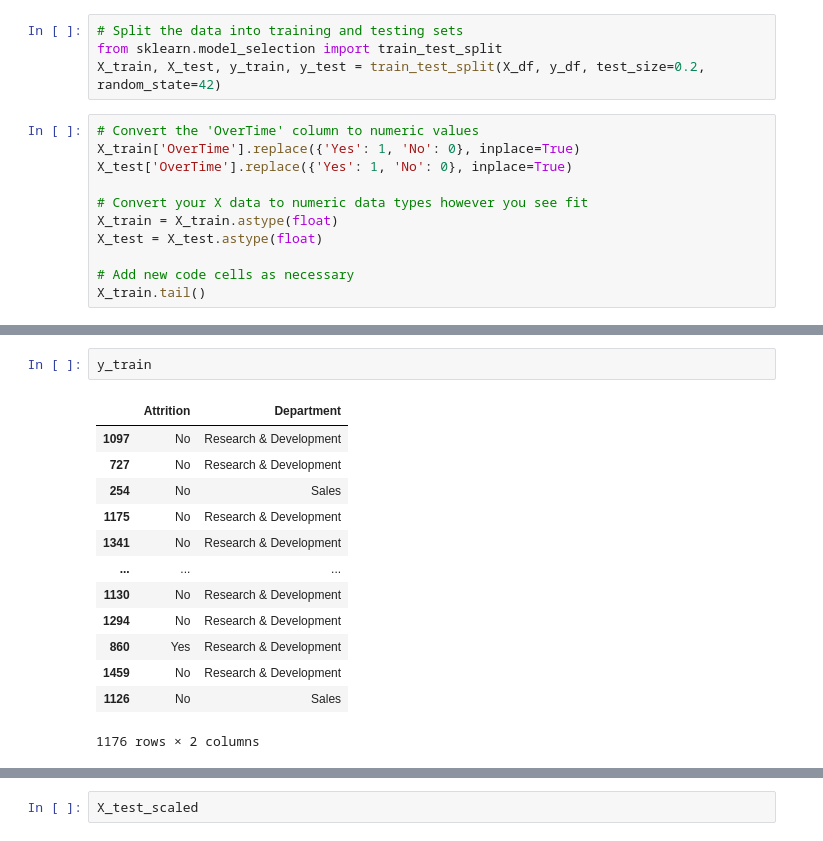
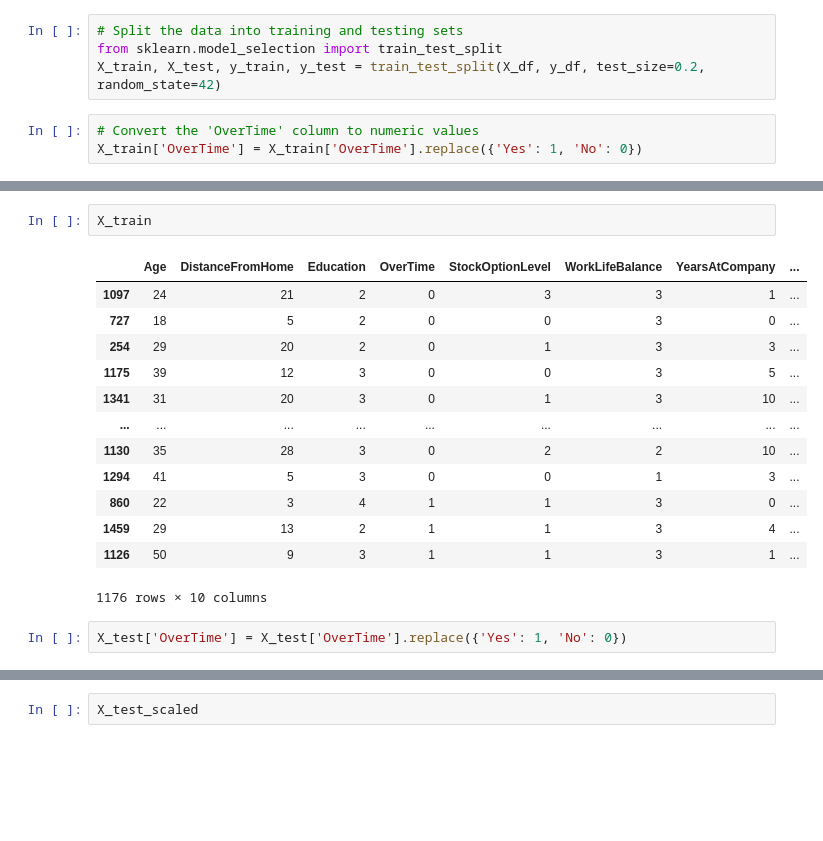
Before and after one commit to yiannisp1822/neural-network-challenge-2, a Jupyter notebook: attrition.ipynb, the cells around one changed output, grey strips where cells are left out. Drawn from its saved outputs; the diff is of its cells as text; blank space fills up the shorter version.

```diff
--- a/attrition.ipynb
+++ b/attrition.ipynb
@@ -71,12 +71,4 @@ from sklearn.model_selection import train_test_split
 X_train, X_test, y_train, y_test = train_test_split(X_df, y_df, test_size=0.2, random_state=42)
 # %%
 # Convert the 'OverTime' column to numeric values
-X_train['OverTime'].replace({'Yes': 1, 'No': 0}, inplace=True)
-X_test['OverTime'].replace({'Yes': 1, 'No': 0}, inplace=True)
-
-# Convert your X data to numeric data types however you see fit
-X_train = X_train.astype(float)
-X_test = X_test.astype(float)
-
-# Add new code cells as necessary
-X_train.tail()
+X_train['OverTime'] = X_train['OverTime'].replace({'Yes': 1, 'No': 0})
@@ -102,16 +75,18 @@ For example, when doing 'df[col].method(value, inplace=True)', try using 'df.met
-# %%
-y_train
-# %% [output]
-|  | Attrition | Department |
-| 1097 | No | Research & Development |
-| 727 | No | Research & Development |
-| 254 | No | Sales |
-| 1175 | No | Research & Development |
-| 1341 | No | Research & Development |
-| ... | ... | ... |
-| 1130 | No | Research & Development |
-| 1294 | No | Research & Development |
-| 860 | Yes | Research & Development |
-| 1459 | No | Research & Development |
-| 1126 | No | Sales |
-1176 rows × 2 columns
+# %%
+X_train
+# %% [output]
+|  | Age | DistanceFromHome | Education | OverTime | StockOptionLevel | WorkLifeBalance | YearsAtCompany | ... |
+| 1097 | 24 | 21 | 2 | 0 | 3 | 3 | 1 | ... |
+| 727 | 18 | 5 | 2 | 0 | 0 | 3 | 0 | ... |
+| 254 | 29 | 20 | 2 | 0 | 1 | 3 | 3 | ... |
+| 1175 | 39 | 12 | 3 | 0 | 0 | 3 | 5 | ... |
+| 1341 | 31 | 20 | 3 | 0 | 1 | 3 | 10 | ... |
+| ... | ... | ... | ... | ... | ... | ... | ... | ... |
+| 1130 | 35 | 28 | 3 | 0 | 2 | 2 | 10 | ... |
+| 1294 | 41 | 5 | 3 | 0 | 0 | 1 | 3 | ... |
+| 860 | 22 | 3 | 4 | 1 | 1 | 3 | 0 | ... |
+| 1459 | 29 | 13 | 2 | 1 | 1 | 3 | 4 | ... |
+| 1126 | 50 | 9 | 3 | 1 | 1 | 3 | 1 | ... |
+1176 rows × 10 columns
+# %%
+X_test['OverTime'] = X_test['OverTime'].replace({'Yes': 1, 'No': 0})
```
Also changed, not shown: parts of 24 cells of this notebook, 1 other file.
